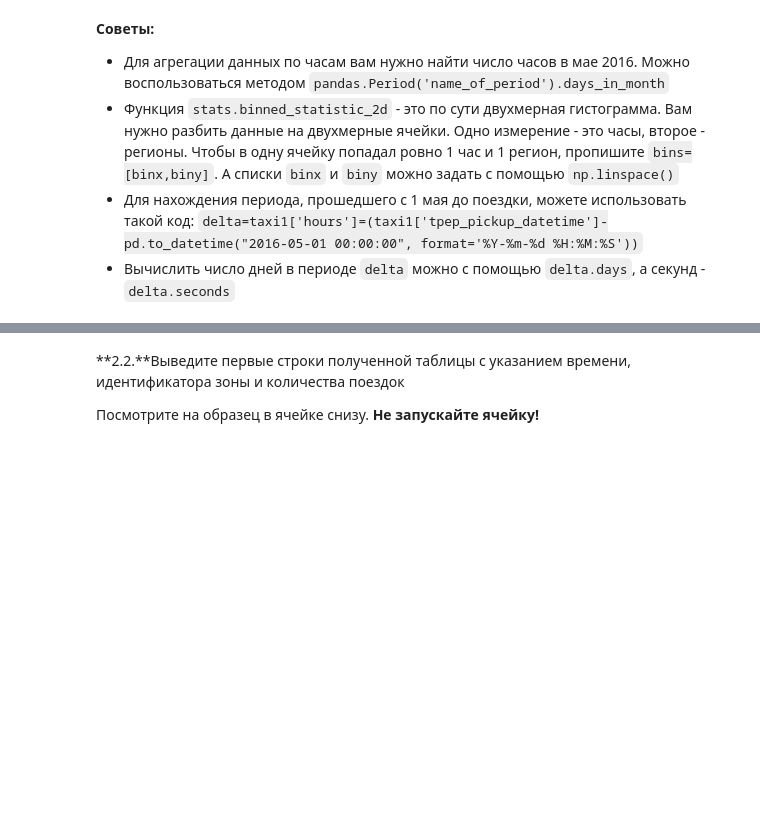
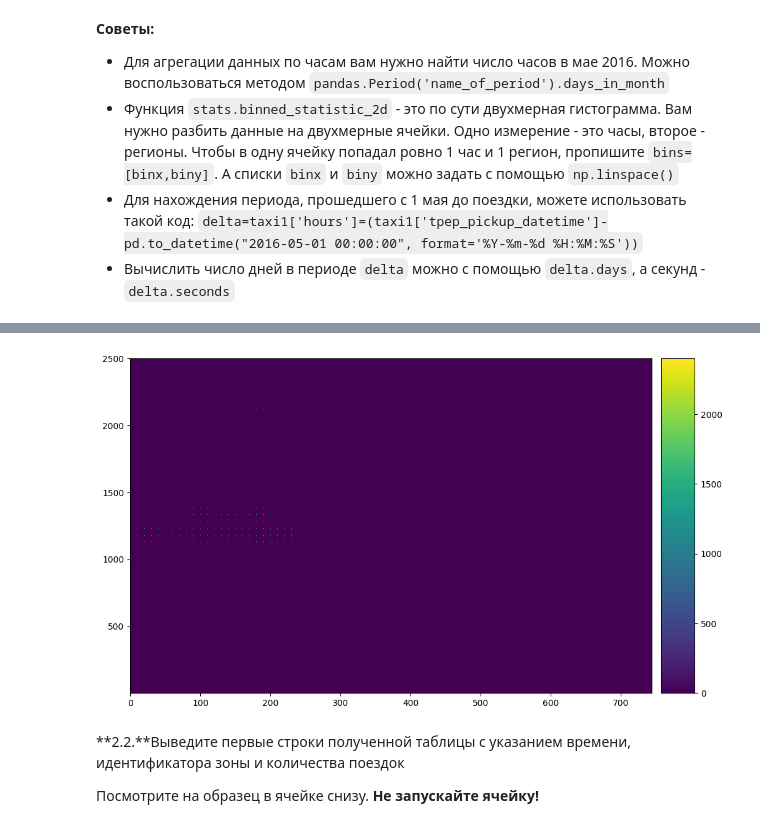
Before and after one commit to zernovga/TSA_Yellow_Cab, a Jupyter notebook: Yellow_taxi_class.ipynb, the cells around one changed output, grey strips where cells are left out. Cells and saved outputs as stored; diff of their text form; code cells hidden in the pictures; blank space fills up the shorter version.

```diff
--- a/Yellow_taxi_class.ipynb
+++ b/Yellow_taxi_class.ipynb
@@ -238,10 +238,7 @@ taxi_clean.head()
 # %%
 # Ваш код
 n_hours = pd.Period('2016-05-15').days_in_month * 24
-hours = np.linspace(0, n_hours+1, n_hours+2).astype(int)
-regions = np.linspace(1, 2501, 2501).astype(int)
-
-print(hours[:5])
-print(regions[:5])
+hours = np.linspace(0, n_hours, n_hours+1).astype(int)
+regions = np.linspace(1, 2500, 2500).astype(int)
 
 zero_date = pd.to_datetime("2016-05-01 00:00:00", format='%Y-%m-%d %H:%M:%S')
@@ -262,0 +273,13 @@ taxi_binned = taxi_binned.set_index(pd.Index([
+# %%
+taxi_binned = np.zeros((n_hours+1, 2500))
+
+for h, r in zip(taxi_clean['hours'], taxi_clean['region']):
+    taxi_binned[h][r] += 1
+
+print(taxi_binned.sum(0).sum())
+
+taxi_binned = pd.DataFrame(taxi_binned, [zero_date + pd.Timedelta(hours=i) for i in hours], regions)
+
+# for i, r in taxi_clean.iterrows():
+    # print(r[['tpep_pickup_datetime', 'region']])
+    # taxi_binned[r['region']][r['hours']] += 1
@@ -263,3 +300,12 @@ taxi_binned = taxi_binned.set_index(pd.Index([
+# %%
+fig = plt.figure(figsize = (13,7))
+ax1=plt.subplot(111)
+XX, YY = np.meshgrid(hours, regions)
+plot1 = ax1.pcolormesh(XX, YY, taxi_binned.T)
+cbar = plt.colorbar(plot1,ax=ax1, pad = .015, aspect=10)
+plt.show()
+# %% [output]
+[figure, added]
 # %% [markdown]
 **2.2.**Выведите первые строки полученной таблицы с указанием времени, идентификатора зоны и количества поездок
 
```
Also changed, not shown: parts of 9 cells of this notebook.
